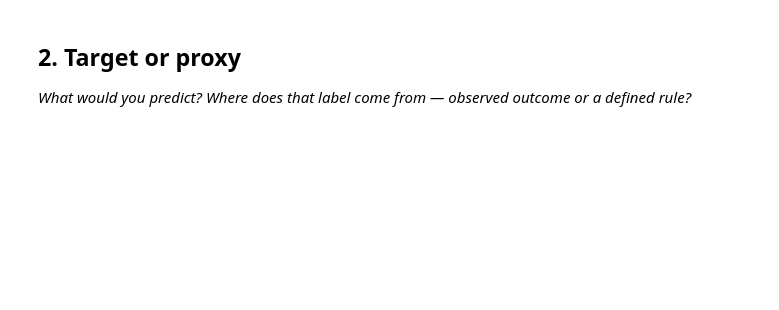
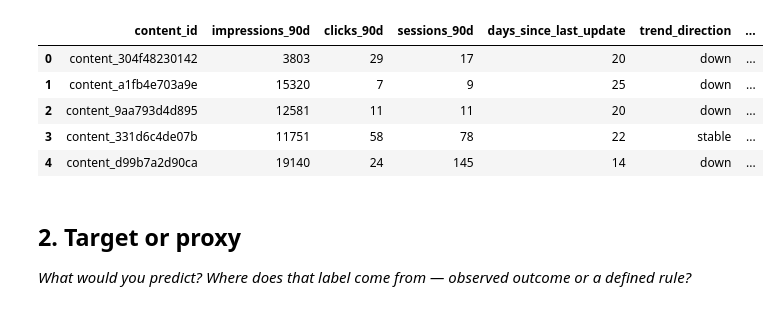
Before and after one commit to hussainnawaz21-fail/flyrank-ml-internship, a Jupyter notebook: work/notebooks/w02_ml_task_framing.ipynb, the cells around one changed output. Cells and saved outputs as stored; diff of their text form; code cells hidden in the pictures; blank space fills up the shorter version.

```diff
--- a/work/notebooks/w02_ml_task_framing.ipynb
+++ b/work/notebooks/w02_ml_task_framing.ipynb
@@ -13,6 +128,30 @@ This skeleton is yours to fill. Work the sections **in order** — each one has
 # %%
 # This cell is for CODE (numbers, a query, a check).
 # Write your text answer in the cell ABOVE this one — typing sentences here breaks Run All.
+# Load the dataset
+import pandas as pd
+
+df = pd.read_csv("data/raw/content_refresh_anonymized.csv")
+
+# Show columns related to ranking the content
+ranking_columns = [
+    "content_id",
+    "impressions_90d",
+    "clicks_90d",
+    "sessions_90d",
+    "days_since_last_update",
+    "trend_direction",
+    "trend_pct"
+]
+
+df[ranking_columns].head()
+# %% [output]
+|  | content_id | impressions_90d | clicks_90d | sessions_90d | days_since_last_update | trend_direction | ... |
+| 0 | content_304f48230142 | 3803 | 29 | 17 | 20 | down | ... |
+| 1 | content_a1fb4e703a9e | 15320 | 7 | 9 | 25 | down | ... |
+| 2 | content_9aa793d4d895 | 12581 | 11 | 11 | 20 | down | ... |
+| 3 | content_331d6c4de07b | 11751 | 58 | 78 | 22 | stable | ... |
+| 4 | content_d99b7a2d90ca | 19140 | 24 | 145 | 14 | down | ... |
 # %% [markdown]
 ## 2. Target or proxy
 
```
Also changed, not shown: parts of 17 cells of this notebook.
